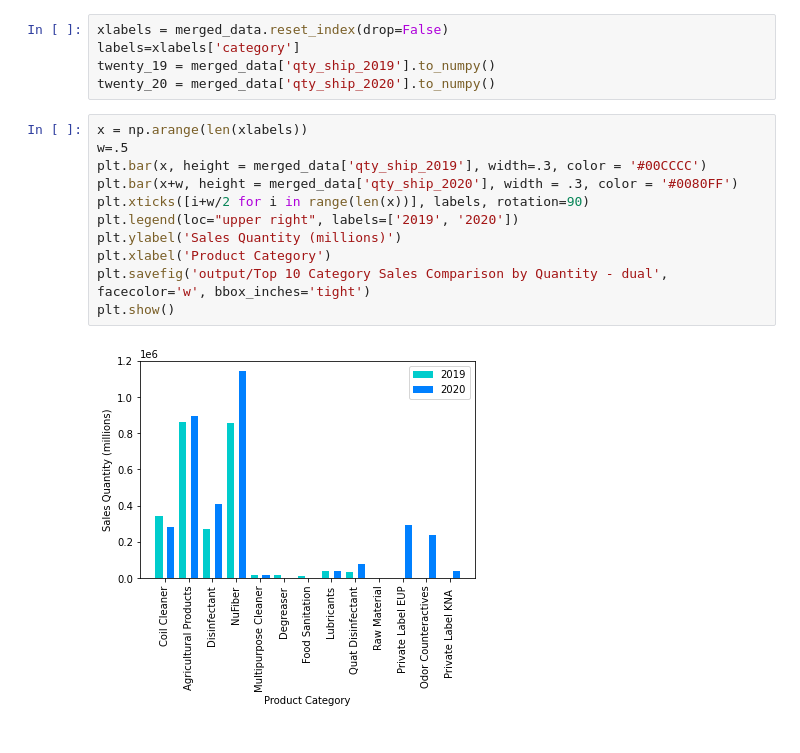
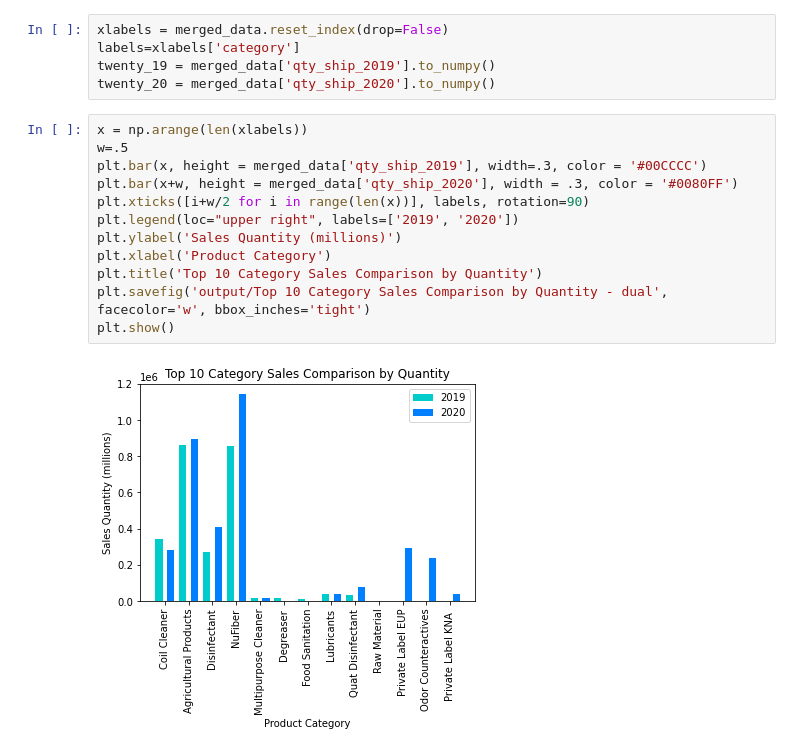
Before and after one commit to aadeba5/Project1, a Jupyter notebook: Nuance_Eric.ipynb, the cells around one changed output. Saved outputs shown, nothing was run; the diff lists cells and outputs as text.

```diff
--- a/Nuance_Eric.ipynb
+++ b/Nuance_Eric.ipynb
@@ -199,16 +199,17 @@ twenty_20 = merged_data['qty_ship_2020'].to_numpy()
 # %%
 x = np.arange(len(xlabels))
 w=.5
 plt.bar(x, height = merged_data['qty_ship_2019'], width=.3, color = '#00CCCC')
 plt.bar(x+w, height = merged_data['qty_ship_2020'], width = .3, color = '#0080FF')
 plt.xticks([i+w/2 for i in range(len(x))], labels, rotation=90)
 plt.legend(loc="upper right", labels=['2019', '2020'])
 plt.ylabel('Sales Quantity (millions)')
 plt.xlabel('Product Category')
+plt.title('Top 10 Category Sales Comparison by Quantity')
 plt.savefig('output/Top 10 Category Sales Comparison by Quantity - dual', facecolor='w', bbox_inches='tight')
 plt.show()
 # %% [output]
-[figure, old version]
+[figure, new version]
 # %%
 plt.bar(x, height = merged_data['price_net_2019'], width=.3, color = '#00CCCC')
 plt.bar(x+w, height = merged_data['price_net_2020'], width = .3, color = '#0080FF')
```
Also changed, not shown: parts of 1 cell of this notebook, 2 other files.
